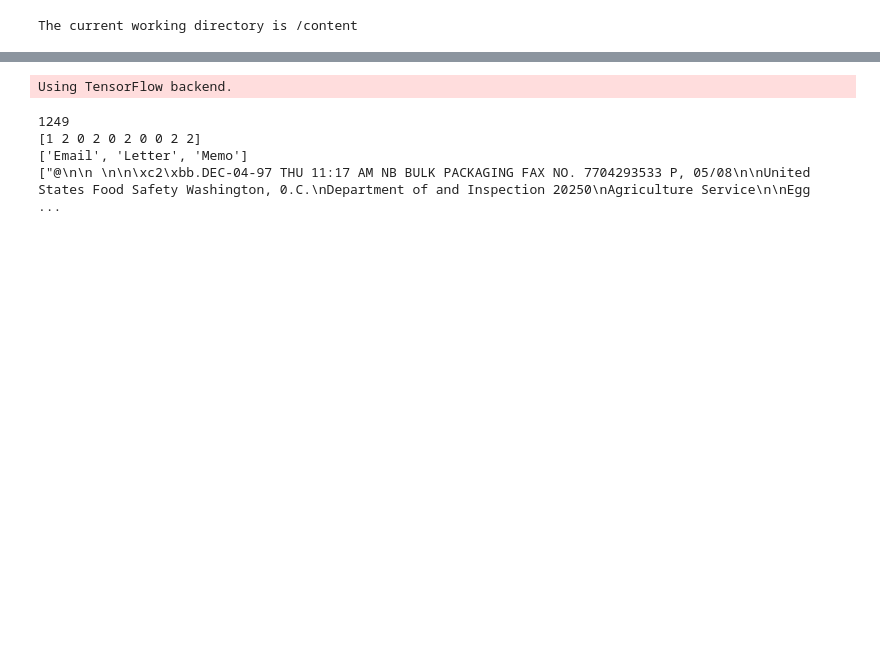
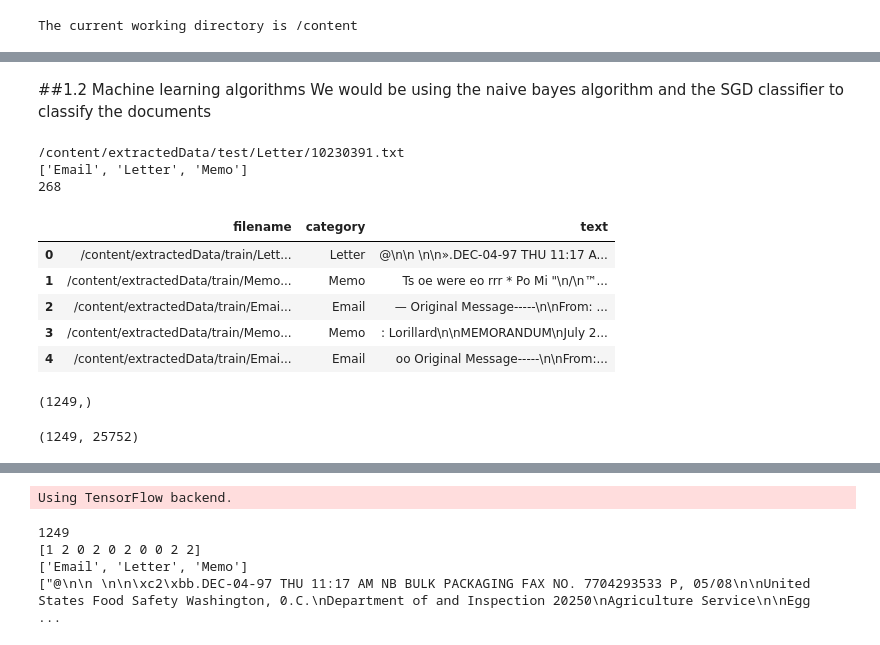
Before and after one commit to labdeeman7/document-OCR, a Jupyter notebook: classification.ipynb, the cells around one changed output, grey strips where cells are left out. Drawn from its saved outputs; the diff is of its cells as text; code cells hidden in the pictures; blank space fills up the shorter version.

```diff
--- a/classification.ipynb
+++ b/classification.ipynb
@@ -73,0 +87,80 @@ except ImportError:
+# %% [markdown]
+##1.2 Machine learning algorithms
+We would be using the naive bayes algorithm and the SGD classifier  to classify the documents
+# %%
+# For reproducibility
+np.random.seed(1237)
+
+# train file directory
+path_train = os.path.join(path, "extractedData", "train")
+
+files_train = skds.load_files(path_train,load_content=False)
+
+label_index = files_train.target
+label_names = files_train.target_names
+labelled_files = files_train.filenames
+
+
+data_tags = ["filename","category","text"]
+data_list = []
+
+# Read and add data from file to a list
+i=0
+for f in labelled_files:
+    data_list.append((f,label_names[label_index[i]],Path(f).read_text()))
+    i += 1
+
+# # We have training data available as dictionary filename, category, data
+extractedtrainData = pd.DataFrame.from_records(data_list, columns=data_tags)
+# %%
+
+# test file directory
+path_test = os.path.join(path, "extractedData", "test")
+
+files_test = skds.load_files(path_test,load_content=False)
+
+test_label_index = files_test.target
+test_label_names = files_test.target_names
+test_labelled_files = files_test.filenames
+
+
+test_data_text = []
+
+# Read and add data from file to a list
+
+for f in test_labelled_files:
+    test_data_text.append(Path(f).read_text())
+    i += 1
+
+print(test_labelled_files[0])
+print(test_label_names)
+print(len(test_data_text))
+# %% [output]
+/content/extractedData/test/Letter/10230391.txt
+['Email', 'Letter', 'Memo']
+268
+# %%
+extractedtrainData.head()
+# %% [output]
+|  | filename | category | text |
+| 0 | /content/extractedData/train/Lett... | Letter | @\n\n \n\n».DEC-04-97 THU 11:17 A... |
+| 1 | /content/extractedData/train/Memo... | Memo | Ts oe were eo rrr * Po Mi "\n/\n™... |
+| 2 | /content/extractedData/train/Emai... | Email | — Original Message-----\n\nFrom: ... |
+| 3 | /content/extractedData/train/Memo... | Memo | : Lorillard\n\nMEMORANDUM\nJuly 2... |
+| 4 | /content/extractedData/train/Emai... | Email | oo Original Message-----\n\nFrom:... |
+# %%
+train_text = extractedtrainData['text']
+train_tags = extractedtrainData['category']
+train_files_names = extractedtrainData['filename']
+
+train_text.shape
+# %% [output]
+(1249,)
+# %%
+from sklearn.feature_extraction.text import TfidfVectorizer
+
+vectorizer = TfidfVectorizer()
+vectors = vectorizer.fit_transform(train_text)
+vectors.shape
+# %% [output]
+(1249, 25752)
```
Also changed, not shown: parts of 15 cells of this notebook.
